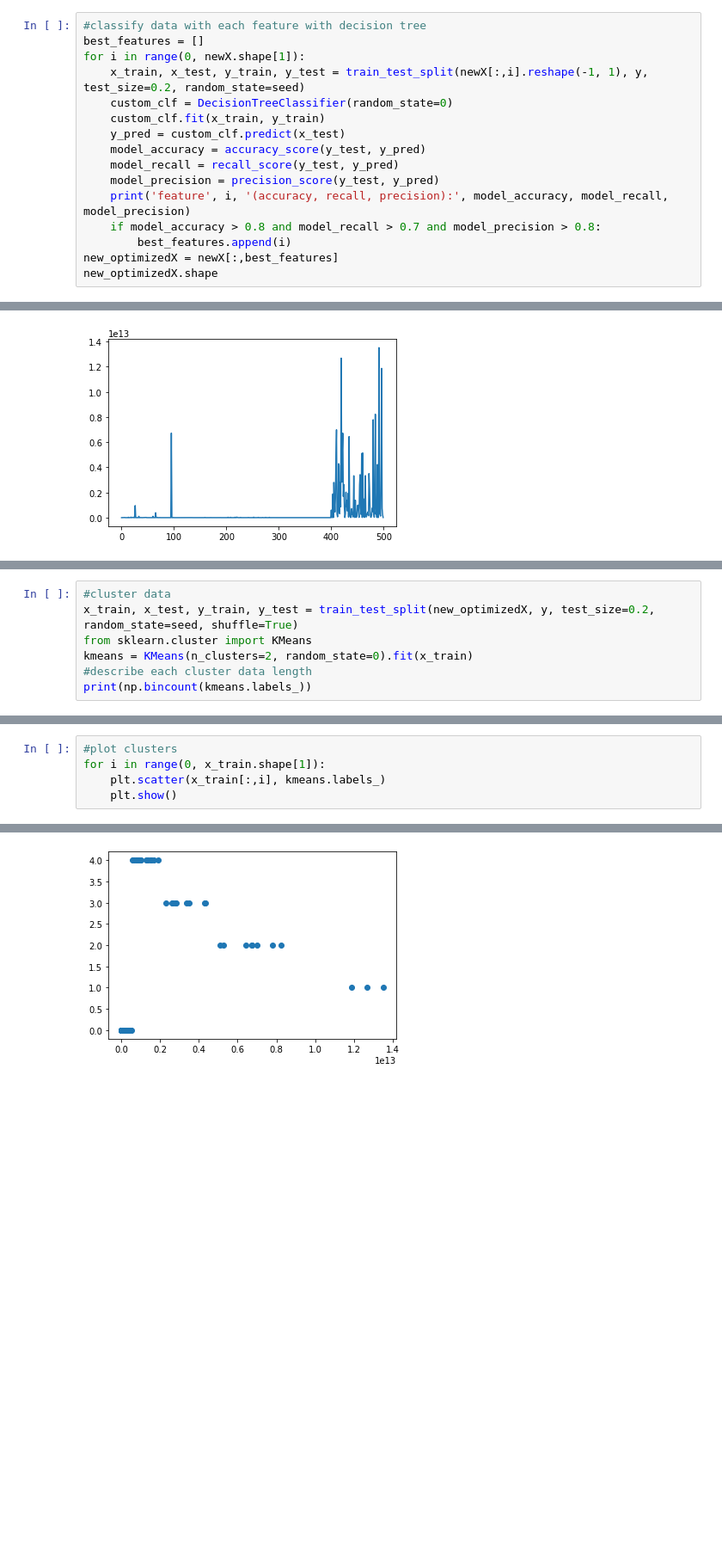
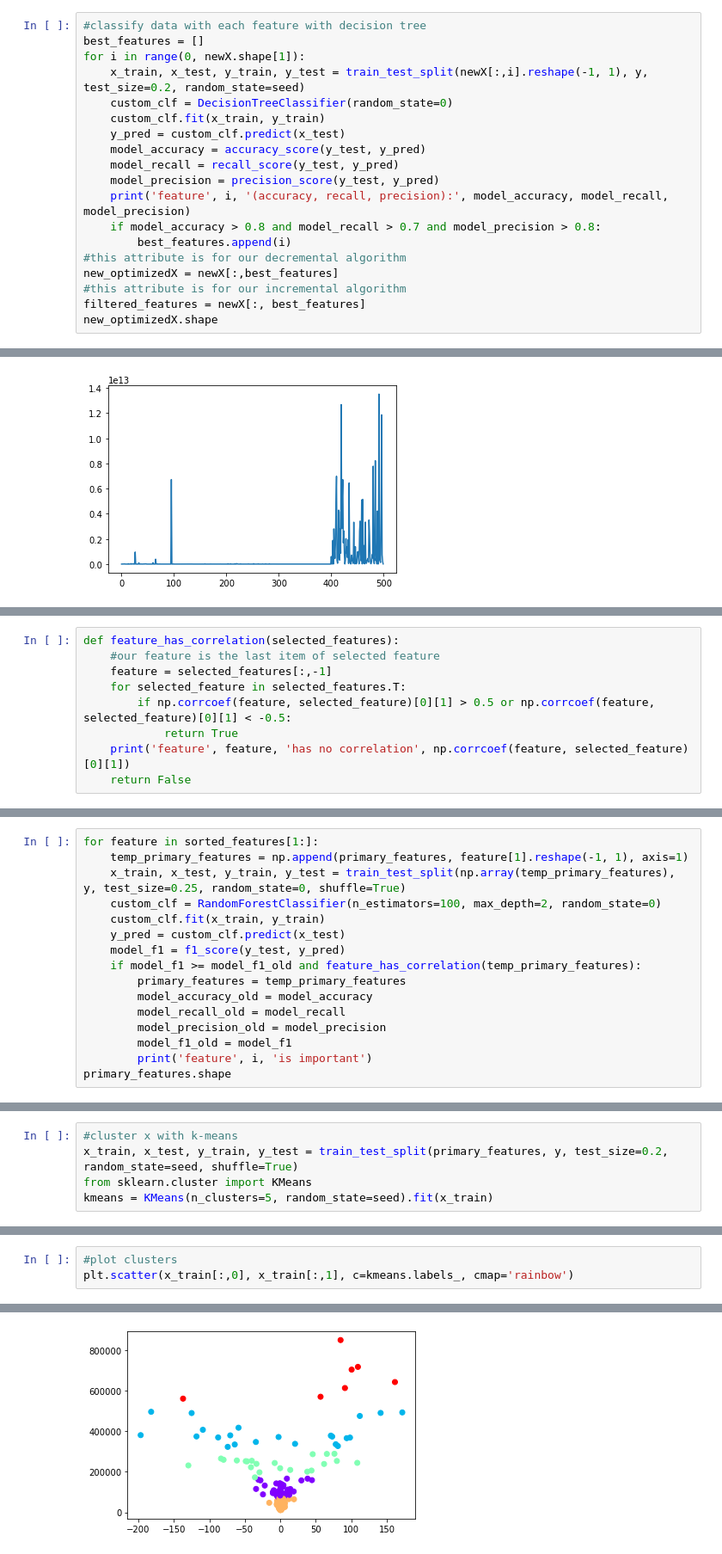
Before and after one commit to DevNerds2020/EEG-signals-machine-learning, a Jupyter notebook: pre-proc.ipynb, the cells around one changed output, grey strips where cells are left out. Shown at 86% size. Saved outputs shown, nothing was run; the diff lists cells and outputs as text; blank space fills up the shorter version.

Commit message:
finished clustering our data

```diff
--- a/pre-proc.ipynb
+++ b/pre-proc.ipynb
@@ -748,7 +748,10 @@ for i in range(0, newX.shape[1]):
     print('feature', i, '(accuracy, recall, precision):', model_accuracy, model_recall, model_precision)
     if model_accuracy > 0.8 and model_recall > 0.7 and model_precision > 0.8:
         best_features.append(i)
+#this attribute is for our decremental algorithm
 new_optimizedX = newX[:,best_features]
+#this attribute is for our incremental algorithm
+filtered_features = newX[:, best_features]
 new_optimizedX.shape
 # %% [output]
 feature 0 (accuracy, recall, precision): 0.96 0.8461538461538461 1.0
@@ -836,0 +894,9 @@ plt.plot(new_optimizedX)
+# %%
+def feature_has_correlation(selected_features):
+    #our feature is the last item of selected feature
+    feature = selected_features[:,-1]
+    for selected_feature in selected_features.T:
+        if np.corrcoef(feature, selected_feature)[0][1] > 0.5 or np.corrcoef(feature, selected_feature)[0][1] < -0.5:
+            return True
+    print('feature', feature, 'has no correlation', np.corrcoef(feature, selected_feature)[0][1])
+    return False
@@ -836,0 +907,16 @@ plt.plot(new_optimizedX)
+# %%
+for feature in sorted_features[1:]:
+    temp_primary_features = np.append(primary_features, feature[1].reshape(-1, 1), axis=1)
+    x_train, x_test, y_train, y_test = train_test_split(np.array(temp_primary_features), y, test_size=0.25, random_state=0, shuffle=True)
+    custom_clf = RandomForestClassifier(n_estimators=100, max_depth=2, random_state=0)
+    custom_clf.fit(x_train, y_train)
+    y_pred = custom_clf.predict(x_test)
+    model_f1 = f1_score(y_test, y_pred)
+    if model_f1 >= model_f1_old and feature_has_correlation(temp_primary_features):
+        primary_features = temp_primary_features
+        model_accuracy_old = model_accuracy
+        model_recall_old = model_recall
+        model_precision_old = model_precision
+        model_f1_old = model_f1
+        print('feature', i, 'is important')
+primary_features.shape
@@ -837,7 +942,5 @@ plt.plot(new_optimizedX)
 # %%
-#cluster data
-x_train, x_test, y_train, y_test = train_test_split(new_optimizedX, y, test_size=0.2, random_state=seed, shuffle=True)
+#cluster x with k-means
+x_train, x_test, y_train, y_test = train_test_split(primary_features, y, test_size=0.2, random_state=seed, shuffle=True)
 from sklearn.cluster import KMeans
-kmeans = KMeans(n_clusters=2, random_state=0).fit(x_train)
-#describe each cluster data length
-print(np.bincount(kmeans.labels_))
+kmeans = KMeans(n_clusters=5, random_state=seed).fit(x_train)
@@ -846,6 +947,4 @@ print(np.bincount(kmeans.labels_))
 # %%
 #plot clusters
-for i in range(0, x_train.shape[1]):
-    plt.scatter(x_train[:,i], kmeans.labels_)
-    plt.show()
+plt.scatter(x_train[:,0], x_train[:,1], c=kmeans.labels_, cmap='rainbow')
 # %% [output]
@@ -852 +952 @@ for i in range(0, x_train.shape[1]):
-[figure, old version]
+[figure, new version]
```
Also changed, not shown: parts of 22 cells of this notebook.
